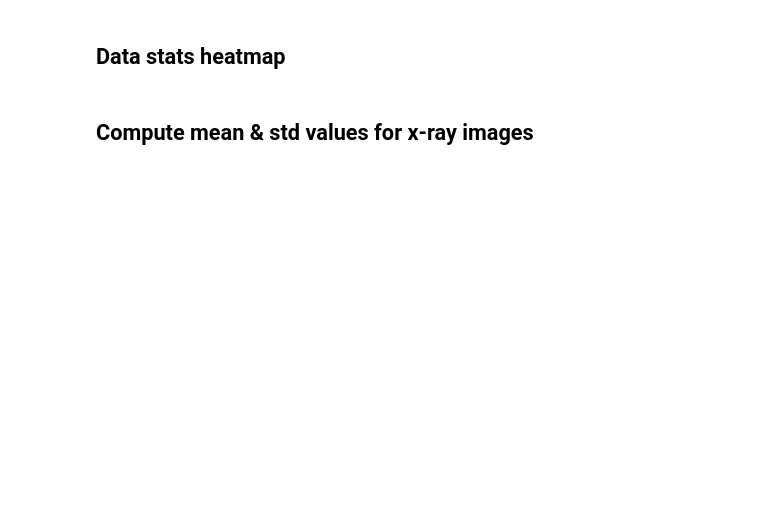
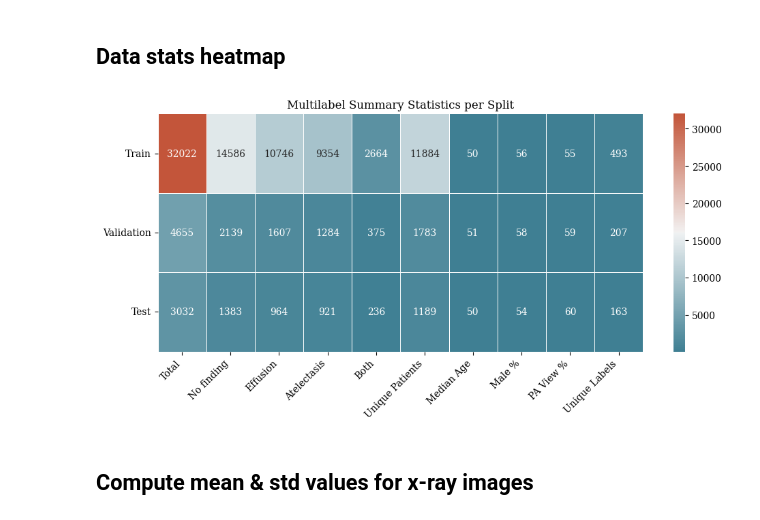
Before and after one commit to 589664/InfernoCalibNet, a Jupyter notebook: notebooks/0.1-dataprep4CNNTrain.ipynb, the cells around one changed output. Drawn from its saved outputs; the diff is of its cells as text; code cells hidden in the pictures; blank space fills up the shorter version.

```diff
--- a/notebooks/0.1-dataprep4CNNTrain.ipynb
+++ b/notebooks/0.1-dataprep4CNNTrain.ipynb
@@ -127,6 +129,7 @@ else:
 # %%
 import seaborn as sns
 import matplotlib.pyplot as plt
+import matplotlib
 import pandas as pd
 
 def multilabel_stats(df, name):
@@ -135,37 +138,44 @@ def multilabel_stats(df, name):
         "No finding": df["MULTIHOT"].apply(lambda x: x[0] == 0 and x[1] == 0).sum(),
         "Effusion": df["MULTIHOT"].apply(lambda x: x[0]).sum(),
         "Atelectasis": df["MULTIHOT"].apply(lambda x: x[1]).sum(),
         "Both": df["MULTIHOT"].apply(lambda x: x[0] == 1 and x[1] == 1).sum(),
         "Unique Patients": df["PATID"].nunique(),
         "Median Age": df["AGE"].median(),
         "Male %": (df["GENDER"] == "M").mean() * 100,
         "PA View %": (df["VP"] == "PA").mean() * 100,
         "Unique Labels": df["DISEASELABEL"].apply(str).nunique()
     }, name=name)
 
 summary_df = pd.concat([
     multilabel_stats(train_df, "Train"),
     multilabel_stats(val_df, "Validation"),
     multilabel_stats(test_df, "Test")
 ], axis=1).T
 
 heatmap_data = summary_df.astype(int)
 
-plt.figure(figsize=(10, 5))
+matplotlib.rcParams['font.family'] = 'Serif'
+
+fig, ax = plt.subplots(figsize=(10, 5))
 sns.heatmap(
     heatmap_data,
     annot=True,
     fmt="d",
     cmap=sns.diverging_palette(220, 20, as_cmap=True),
     linewidths=0.5,
-    linecolor="white"
+    linecolor="white",
+    ax=ax
 )
 
-plt.title("Multilabel Summary Statistics per Split")
+ax.set_title("Multilabel Summary Statistics per Split")
 plt.xticks(rotation=45, ha="right")
 plt.yticks(rotation=0)
 plt.tight_layout()
-plt.show()
+display(fig)
+fig.savefig(OUT_DIR / "split_summary.pdf")
+plt.close(fig)
+# %% [output]
+[figure, added]
 # %% [markdown]
 ## **Compute mean & std values for x-ray images**
 # %%
```
Also changed, not shown: parts of 3 cells of this notebook, 12 other files.
